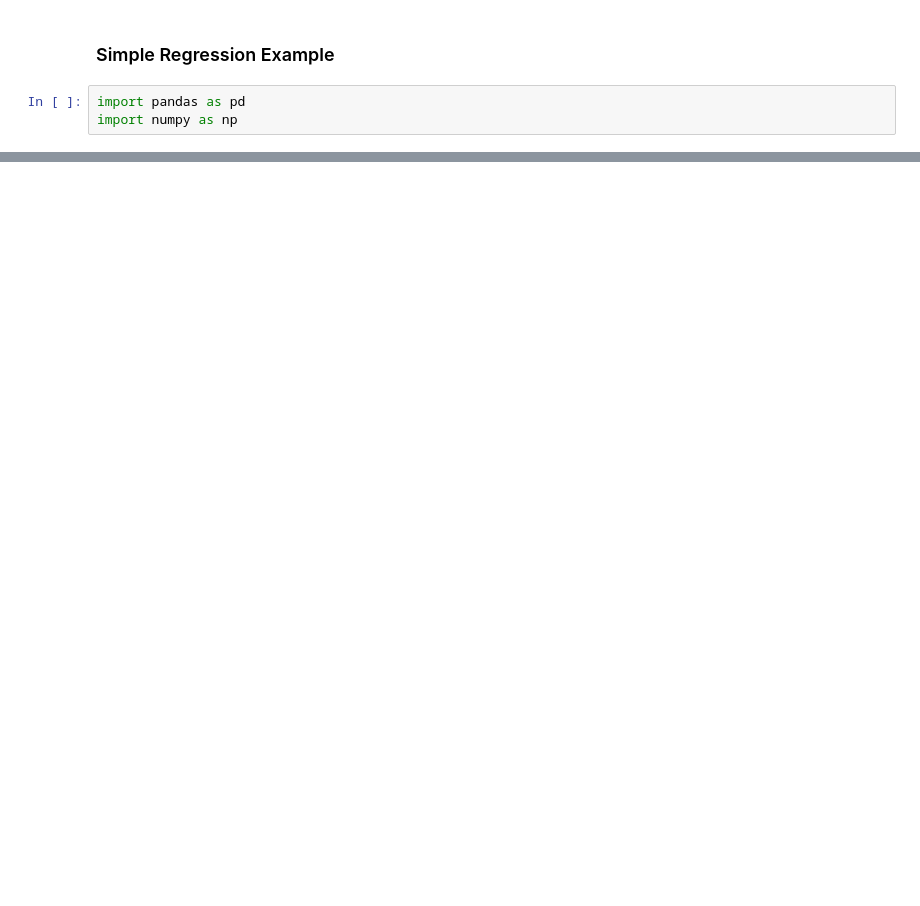
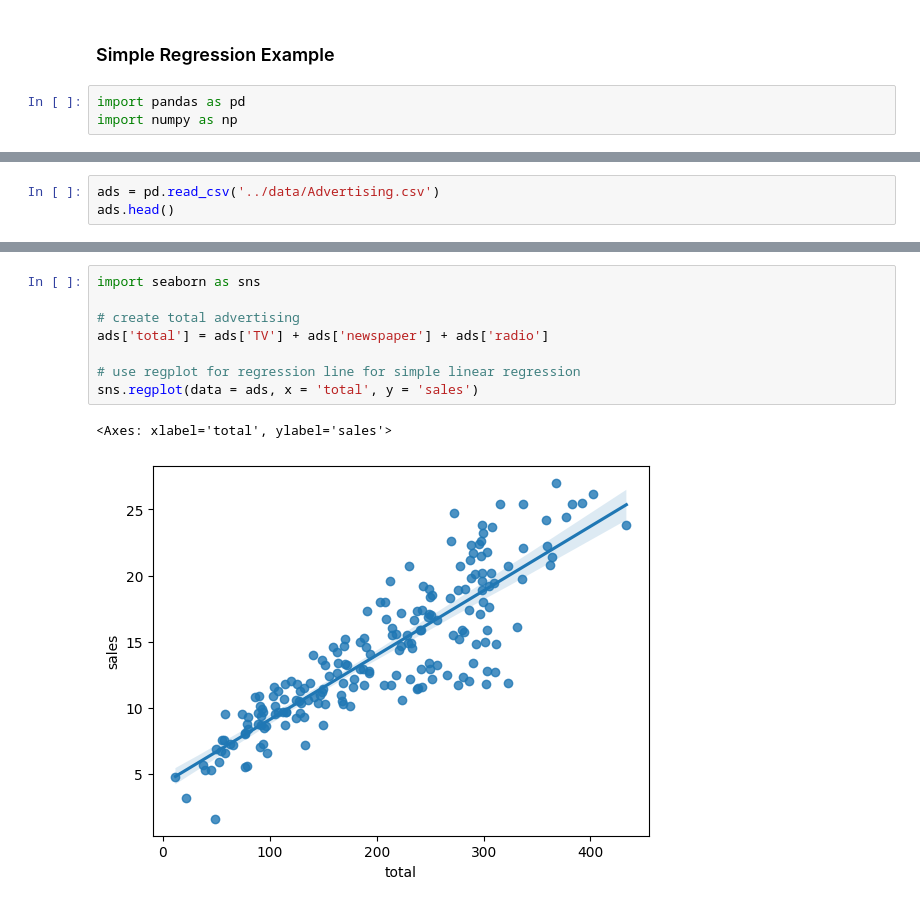
Before and after one commit to ryslipe/master_class, a Jupyter notebook: linear_regression/01_understanding_OLS.ipynb, the cells around one changed output, grey strips where cells are left out. Drawn from its saved outputs; the diff is of its cells as text; blank space fills up the shorter version.

```diff
--- a/linear_regression/01_understanding_OLS.ipynb
+++ b/linear_regression/01_understanding_OLS.ipynb
@@ -38,0 +105,3 @@ np.float64(134.0)
+# %%
+ads = pd.read_csv('../data/Advertising.csv')
+ads.head()
@@ -38,0 +115,11 @@ np.float64(134.0)
+# %%
+import seaborn as sns
+
+# create total advertising
+ads['total'] = ads['TV'] + ads['newspaper'] + ads['radio']
+
+# use regplot for regression line for simple linear regression
+sns.regplot(data = ads, x = 'total', y = 'sales')
+# %% [output]
+<Axes: xlabel='total', ylabel='sales'>
+[figure, added]
```
Also changed, not shown: parts of 30 cells of this notebook.
